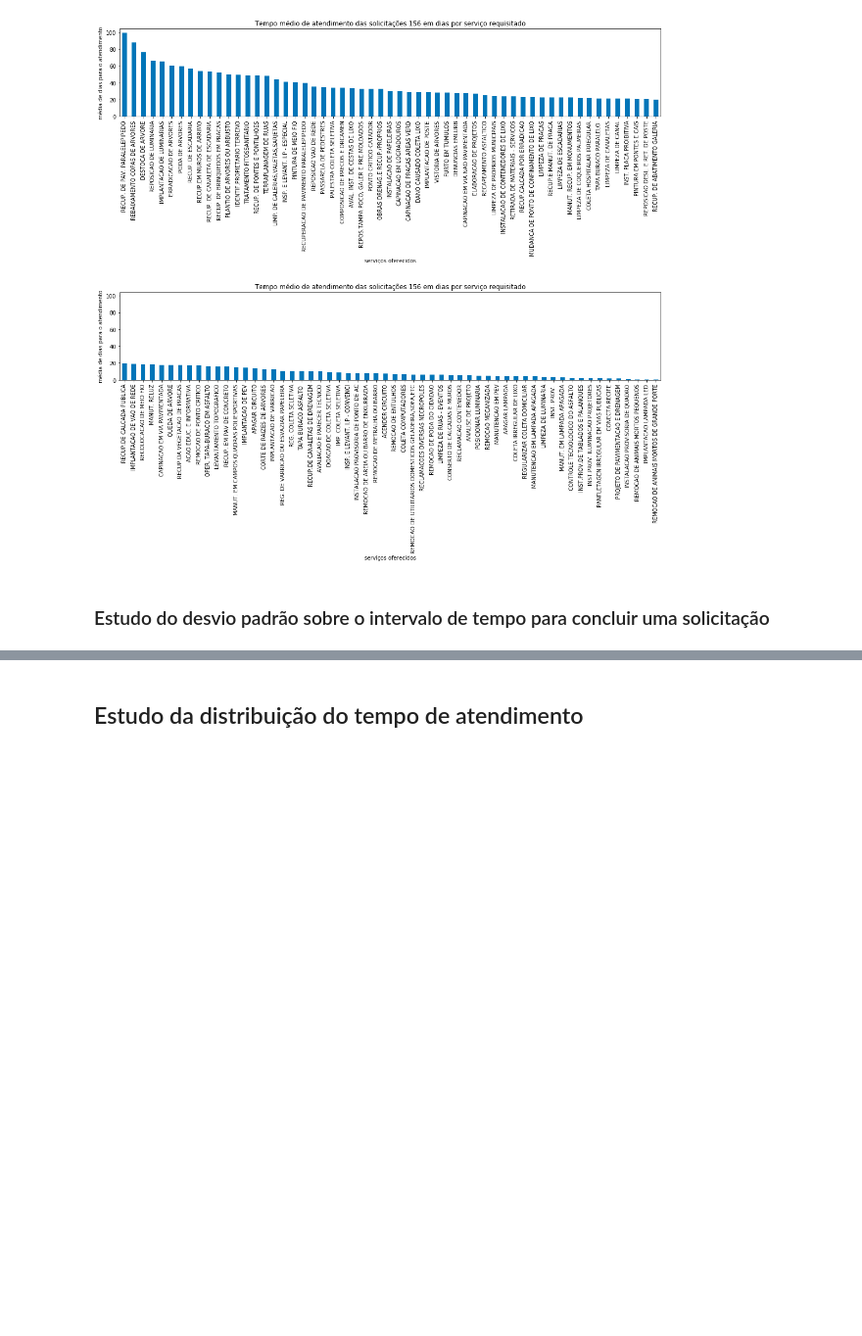
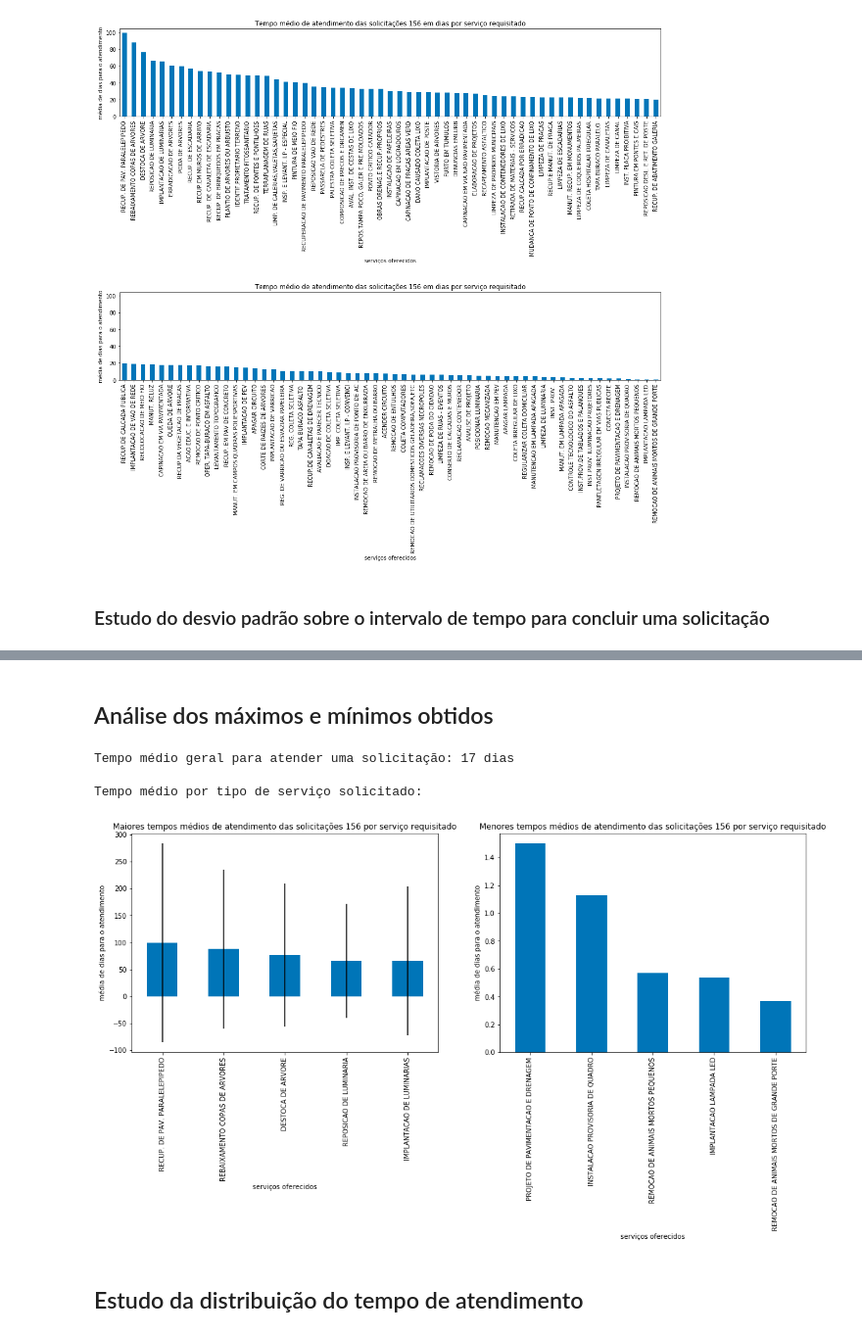
Before and after one commit to if1015-datascience-ufpe/2018-2-projeto-randomic, a Jupyter notebook: notebooks/hypotheses/hypothese 3 - tempo médio de atendimento.ipynb, the cells around one changed output, grey strips where cells are left out. Shown: that part at 98% size. Cells and saved outputs as stored; diff of their text form; code cells hidden in the pictures; blank space fills up the shorter version.

```diff
--- a/notebooks/hypotheses/hypothese 3 - tempo médio de atendimento.ipynb
+++ b/notebooks/hypotheses/hypothese 3 - tempo médio de atendimento.ipynb
@@ -150,3 +152,48 @@ Desvio padrão (variação) de tempo de atendimento por tipo de serviço solicit
+# %% [markdown]
+## Análise dos máximos e mínimos obtidos
+# %%
+print('Tempo médio geral para atender uma solicitação:', int(round(df['INTERVALO'].mean())), 'dias')
+
+result = pd.concat([group_df.mean(), group_df.std()], axis=1)
+result.columns = ['mean', 'std']
+result
+
+group_sorted = result.sort_values(by=['mean'], ascending=False)
+group_sorted_nozero = group_sorted[group_sorted['mean'] != 0]
+
+fig, axes = plt.subplots(nrows=1, ncols=2)
+# plt.subplots_adjust(hspace=2)
+
+axis = group_sorted_nozero.iloc[:5,:].plot.bar(
+    x=None,
+    ax=axes[0],
+    yerr = group_sorted['std'][:5],
+    y='mean',
+    figsize=(18, 12),
+    legend=False,
+    color=(0, 0.46, 0.72),
+    title='Maiores tempos médios de atendimento das solicitações 156 por serviço requisitado')
+axis.set_ylabel('média de dias para o atendimento')
+axis.set_xlabel('serviços oferecidos')
+
+axis = group_sorted_nozero.iloc[-5:,:].plot.bar(
+    x=None,
+    ax=axes[1],
+    yerr = group_sorted['std'][-5:],
+    y='mean',
+    figsize=(18, 6),
+    color=(0, 0.46, 0.72),
+    legend=False,
+    title='Menores tempos médios de atendimento das solicitações 156 por serviço requisitado')
+axis.set_ylabel('média de dias para o atendimento')
+axis.set_xlabel('serviços oferecidos')
+
+print('\nTempo médio por tipo de serviço solicitado:')
+# %% [output]
+Tempo médio geral para atender uma solicitação: 17 dias
+
+Tempo médio por tipo de serviço solicitado:
+[figure, added]
 # %% [markdown]
 ## Estudo da distribuição do tempo de atendimento
 # %%
```
Also changed, not shown: parts of 3 cells of this notebook.
